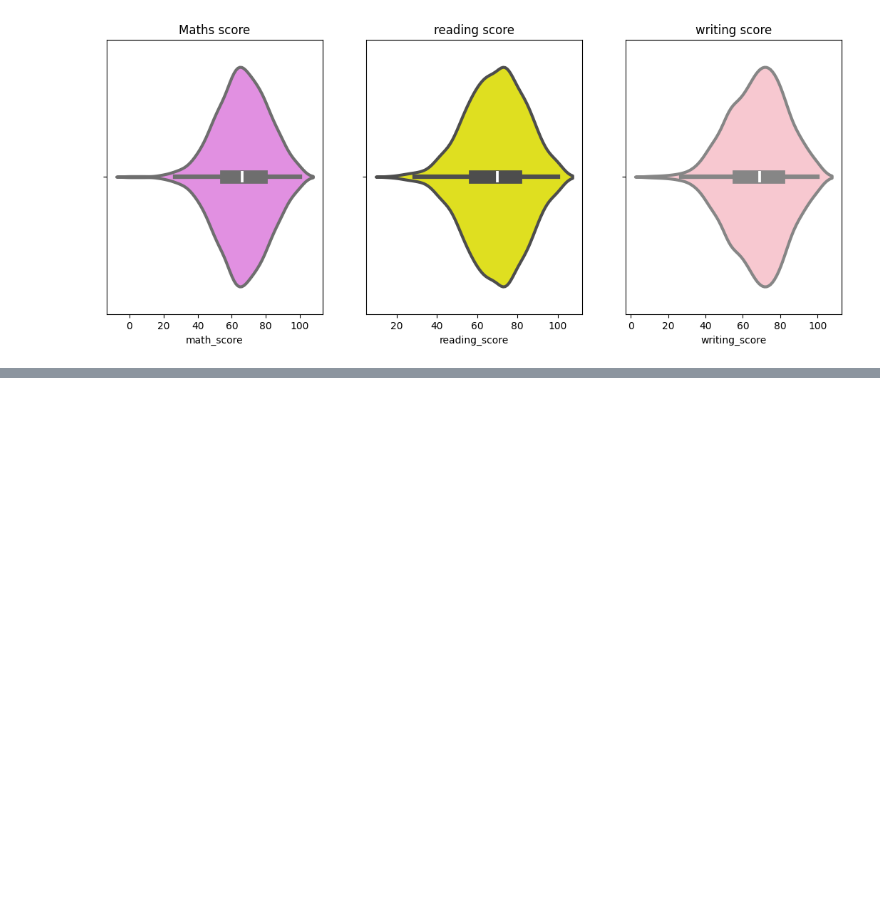
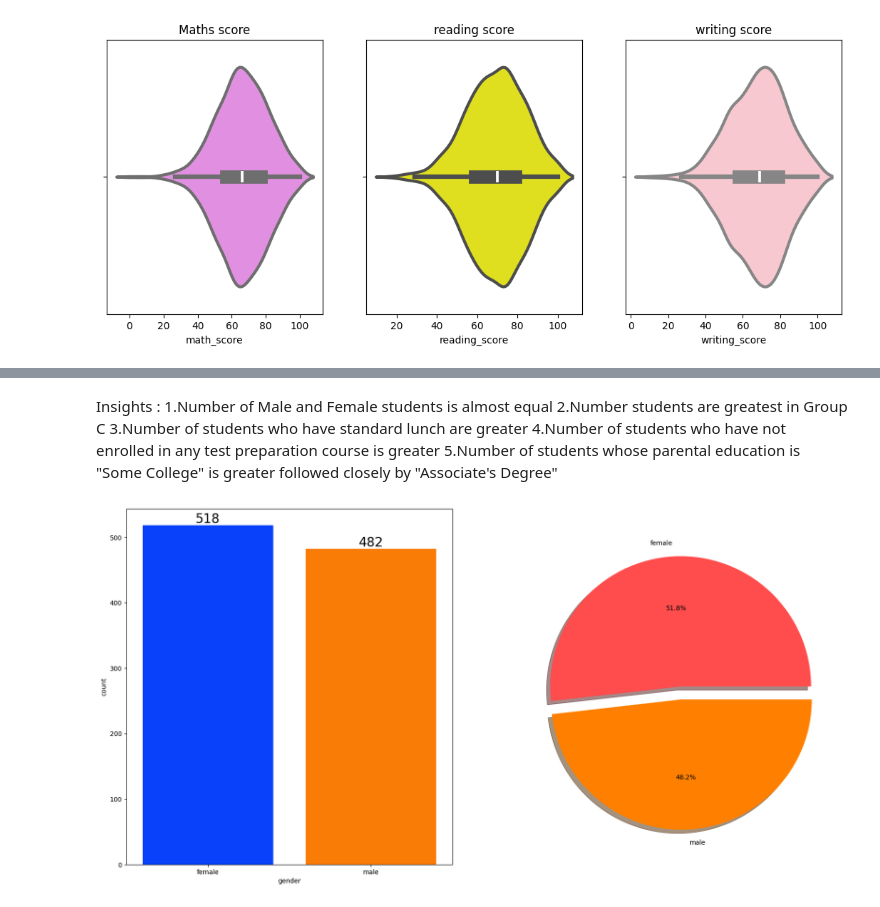
Before and after one commit to paras0583/ml-project, a Jupyter notebook: notebook/data/1.EDA student performance.ipynb, the cells around one changed output, grey strips where cells are left out. Saved outputs shown, nothing was run; the diff lists cells and outputs as text; code cells hidden in the pictures; blank space fills up the shorter version.

```diff
--- a/notebook/data/1.EDA student performance.ipynb
+++ b/notebook/data/1.EDA student performance.ipynb
@@ -233,0 +281,17 @@ plt.show()
+# %% [markdown]
+Insights :
+1.Number of Male and Female students is almost equal
+2.Number students are greatest in Group C
+3.Number of students who have standard lunch are greater
+4.Number of students who have not enrolled in any test preparation course is greater
+5.Number of students whose parental education is "Some College" is greater followed closely by "Associate's Degree"
+# %%
+f,ax=plt.subplots(1,2,figsize=(20,10))
+sns.countplot(x=df['gender'],data=df,palette ='bright',ax=ax[0],saturation=0.95)
+for container in ax[0].containers:
+    ax[0].bar_label(container,color='black',size=20)
+
+plt.pie(x=df['gender'].value_counts(),labels=['female','male'],explode=[0,0.1],autopct='%1.1f%%',shadow=True ,colors=['#ff4d4d','#ff8000'])
+plt.show()
+# %% [output]
+[figure, added]
```
Also changed, not shown: parts of 8 cells of this notebook, 15 other files.
